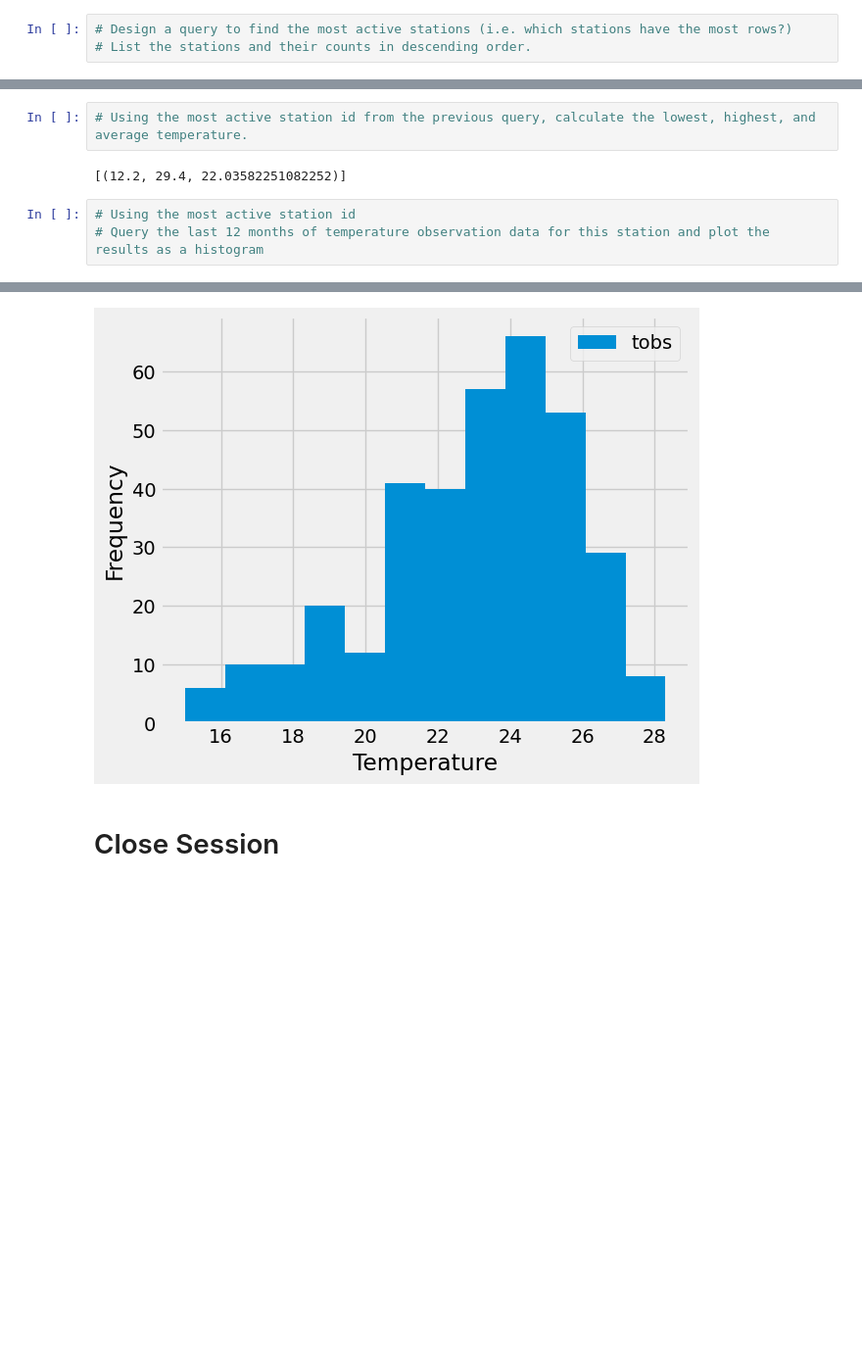
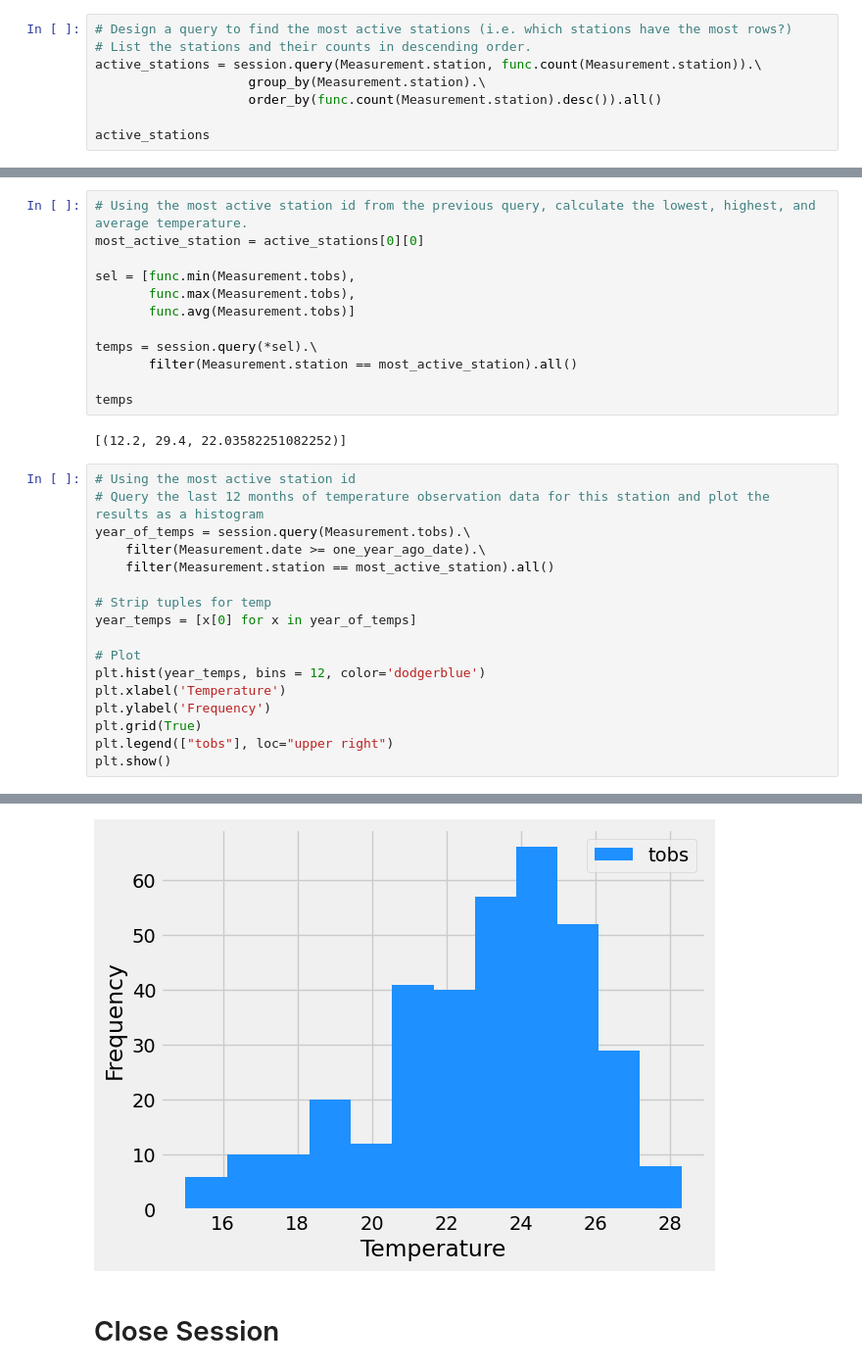
Before and after one commit to mpeck34/sqalchemy-challenge, a Jupyter notebook: SurfsUp/climate_starter.ipynb, the cells around one changed output, grey strips where cells are left out. Shown: that part at 98% size. Drawn from its saved outputs; the diff is of its cells as text; blank space fills up the shorter version.

```diff
--- a/SurfsUp/climate_starter.ipynb
+++ b/SurfsUp/climate_starter.ipynb
@@ -130,6 +140,11 @@ one_year_ago_prcp_df_sorted.describe()
 # %%
 # Design a query to find the most active stations (i.e. which stations have the most rows?)
 # List the stations and their counts in descending order.
+active_stations = session.query(Measurement.station, func.count(Measurement.station)).\
+                    group_by(Measurement.station).\
+                    order_by(func.count(Measurement.station).desc()).all()
+
+active_stations
 # %% [output]
 [('USC00519281', 2772),
  ('USC00519397', 2724),
@@ -142,9 +157,33 @@ one_year_ago_prcp_df_sorted.describe()
  ('USC00518838', 511)]
 # %%
 # Using the most active station id from the previous query, calculate the lowest, highest, and average temperature.
+most_active_station = active_stations[0][0]
+
+sel = [func.min(Measurement.tobs),
+       func.max(Measurement.tobs),
+       func.avg(Measurement.tobs)]
+
+temps = session.query(*sel).\
+       filter(Measurement.station == most_active_station).all()
+
+temps
 # %% [output]
 [(12.2, 29.4, 22.03582251082252)]
 # %%
 # Using the most active station id
 # Query the last 12 months of temperature observation data for this station and plot the results as a histogram
+year_of_temps = session.query(Measurement.tobs).\
+    filter(Measurement.date >= one_year_ago_date).\
+    filter(Measurement.station == most_active_station).all()
+
+# Strip tuples for temp
+year_temps = [x[0] for x in year_of_temps]
+
+# Plot
+plt.hist(year_temps, bins = 12, color='dodgerblue')
+plt.xlabel('Temperature')
+plt.ylabel('Frequency')
+plt.grid(True)
+plt.legend(["tobs"], loc="upper right")
+plt.show()
 # %% [output]
@@ -152,4 +190,4 @@ Text(0.5, 4.183333333333314, 'Temperature')
-[figure, old version]
+[figure, new version]
 # %% [markdown]
 # Close Session
 # %%
```
Also changed, not shown: parts of 3 cells of this notebook.
